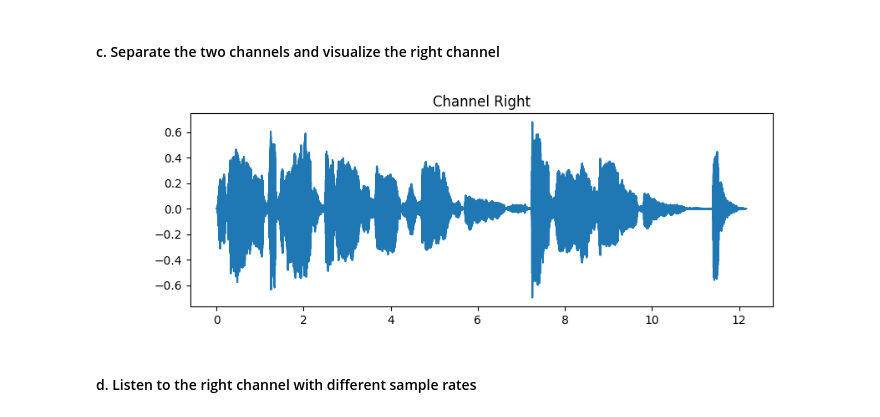
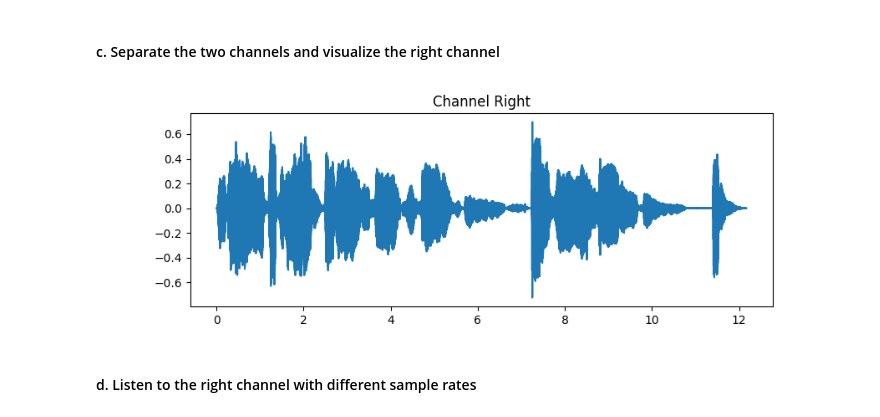
Before and after one commit to SharaineMALARVIJY/S1_Traitement_du_son, a Jupyter notebook: TP1/TP1_Son1.ipynb, the cells around one changed output. Cells and saved outputs as stored; diff of their text form; code cells hidden in the pictures.

```diff
--- a/TP1/TP1_Son1.ipynb
+++ b/TP1/TP1_Son1.ipynb
@@ -47,18 +44,18 @@ plt.show()
 # %% [markdown]
 #### c. Separate the two channels and visualize the right channel
 # %%
-x_voice0R = x_voice0[:, 0]
-x_voice0L = x_voice0[:, 1]
+x_voice0R = x_voice0[:, 1]
+x_voice0L = x_voice0[:, 0]
 def plot_right(x_voice0R):
     t_nb_point = len(x_voice0R)
     t_vect = np.linspace(0, t_nb_point/Fs, t_nb_point)
     plt.figure(figsize= (9, 3))
     plt.plot(t_vect, x_voice0R)
     plt.title("Channel Right")
     plt.show()
 plot_right(x_voice0R)
 # %% [output]
-[figure, old version]
+[figure, new version]
 # %% [markdown]
 #### d. Listen to the right channel with different sample rates
 # %%
```
Also changed, not shown: parts of 12 cells of this notebook, 1 other file.
